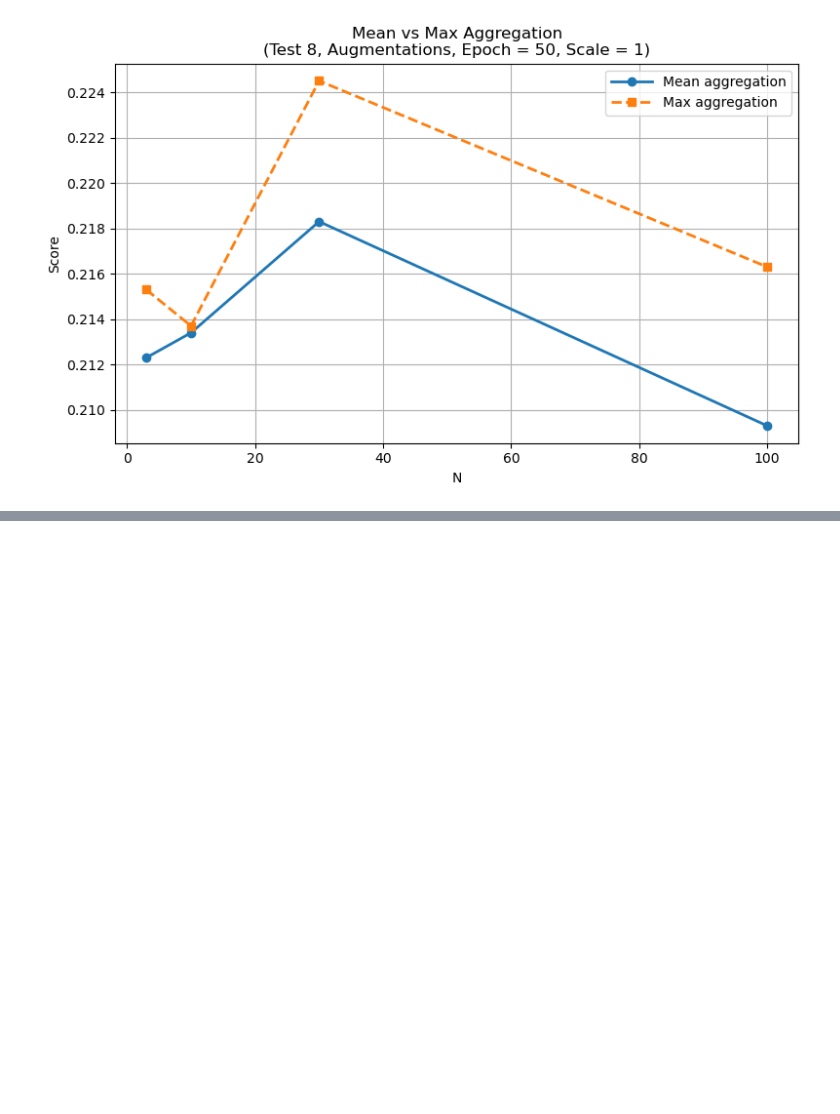
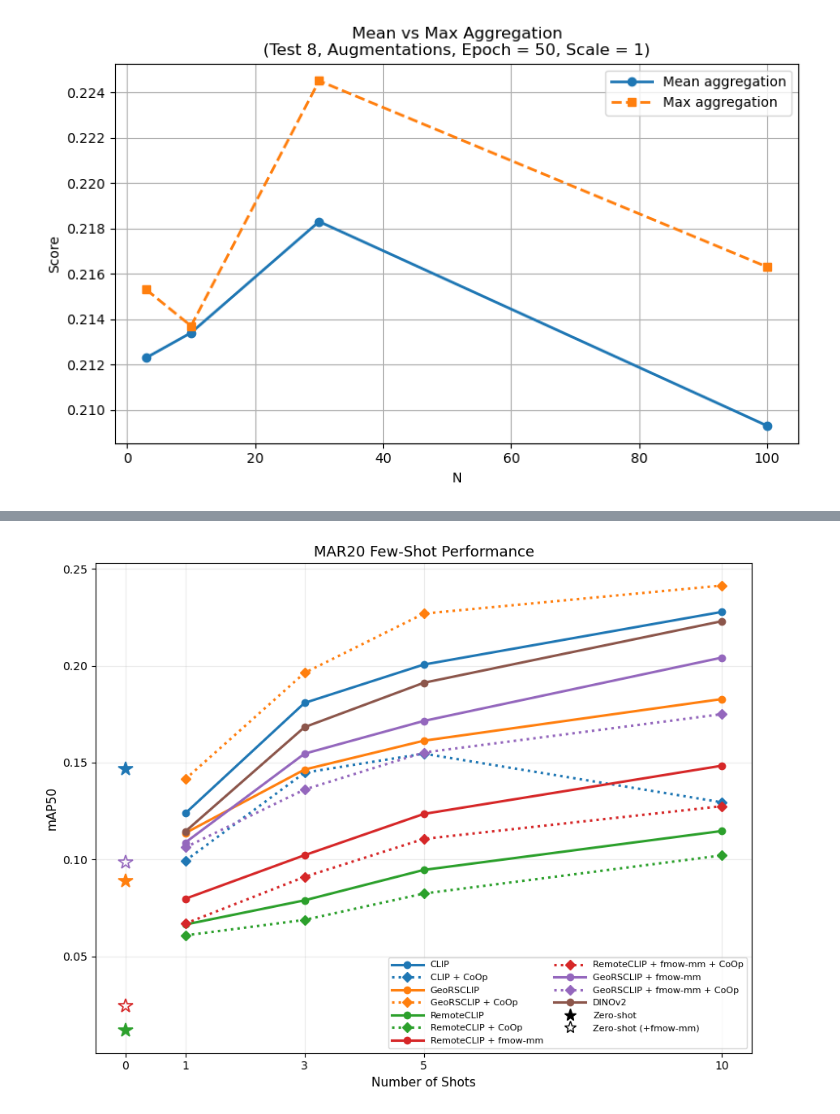
Before and after one commit to madelineloui/ovdsat, a Jupyter notebook: plots.ipynb, the cells around one changed output, grey strips where cells are left out. Saved outputs shown, nothing was run; the diff lists cells and outputs as text; code cells hidden in the pictures; blank space fills up the shorter version.

```diff
--- a/plots.ipynb
+++ b/plots.ipynb
@@ -853,0 +702,29 @@ plt.show()
+# %%
+# MAR20 no 'aircraft'
+
+data = {
+    "CLIP": [0.1467, 0.1238, 0.1808, 0.2006, 0.2278],
+    "OpenCLIP": [0.1466, 0.1254, 0.1824, 0.2033, 0.2344],
+
+    "GeoRSCLIP": [0.0890, 0.1136, 0.1464, 0.1613, 0.1828],
+    "GeoRSCLIP + CoOp": [None, 0.1414, 0.1963, 0.2269, 0.2414],
+
+    "RemoteCLIP": [0.0116, 0.0664, 0.0789, 0.0946, 0.1147],
+    "RemoteCLIP + CoOp": [None, 0.0608, 0.0688, 0.0824, 0.1021],
+
+    "RemoteCLIP + fmow-mm": [0.0242, 0.0797, 0.1022, 0.1235, 0.1484],
+    "RemoteCLIP + fmow-mm + CoOp": [None, 0.0669, 0.0910, 0.1106, 0.1275],
+
+    "GeoRSCLIP + fmow-mm": [0.0985, 0.1087, 0.1546, 0.1715, 0.2042],
+    "GeoRSCLIP + fmow-mm + CoOp": [None, 0.1062, 0.1361, 0.1552, 0.1750],
+
+    "DINOv2": [None, 0.1144, 0.1683, 0.1912, 0.2230],
+
+    "CLIP + CoOp": [None, 0.0993, 0.1448, 0.1546, 0.1295],
+}
+
+title = "MAR20 Few-Shot Performance"
+
+plot_fewshot(data, title)
+# %% [output]
+[figure, added]
```
Also changed, not shown: parts of 18 cells of this notebook, 5 other files.
